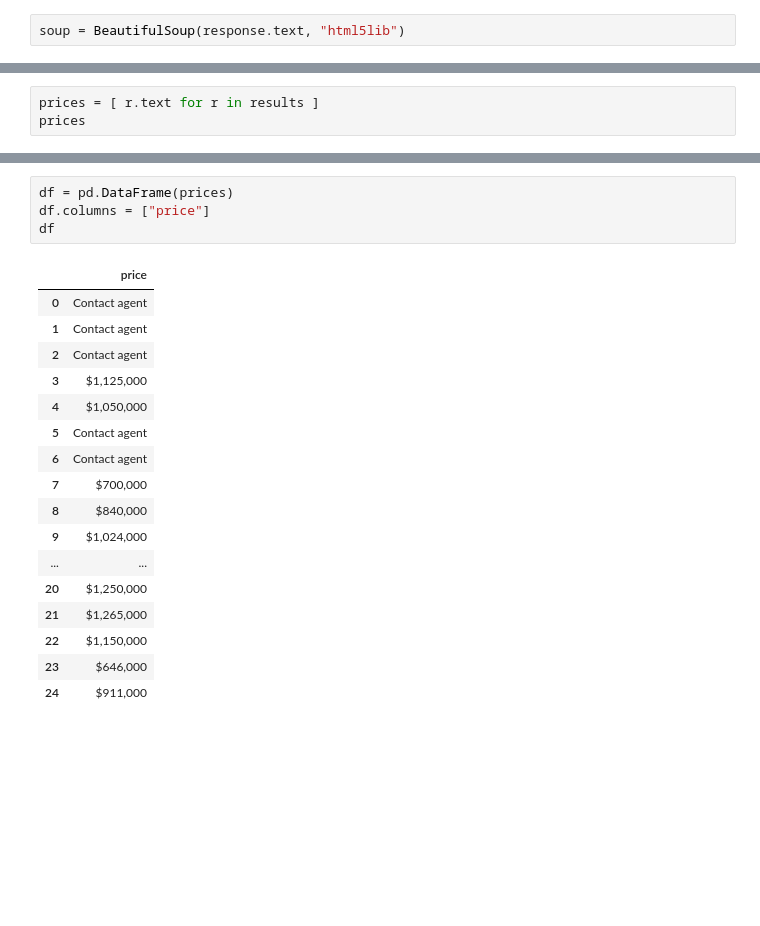
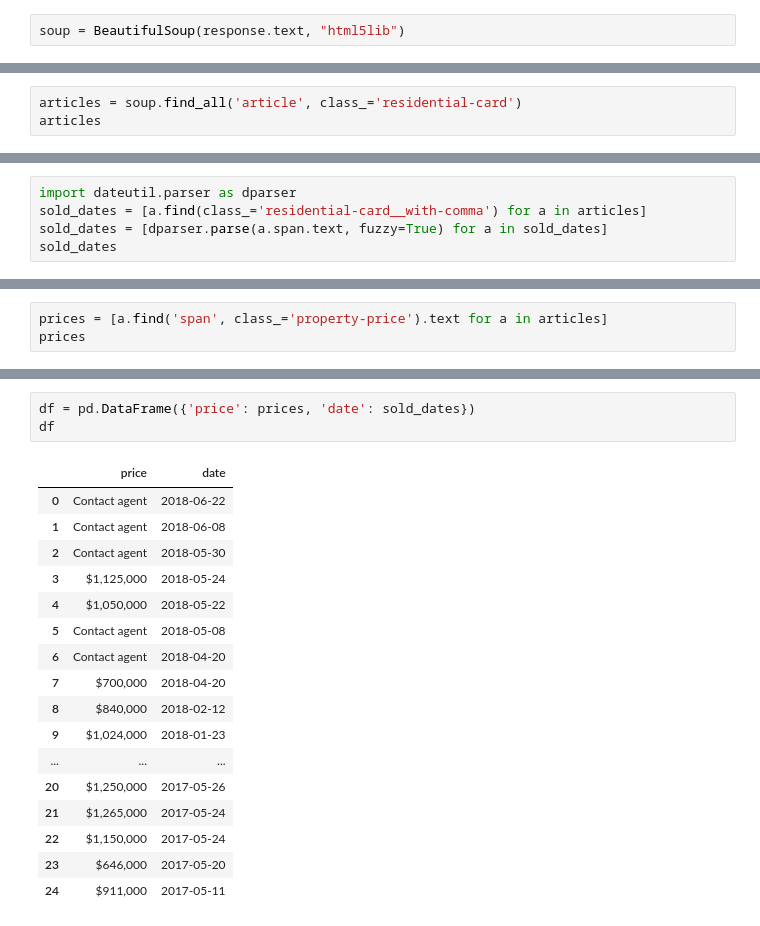
Before and after one commit to nevhan/imc-stem, a Jupyter notebook: notebooks/realestate-example.ipynb, the cells around one changed output, grey strips where cells are left out. Drawn from its saved outputs; the diff is of its cells as text; blank space fills up the shorter version.

```diff
--- a/notebooks/realestate-example.ipynb
+++ b/notebooks/realestate-example.ipynb
@@ -58,0 +42,3 @@ results
+# %%
+articles = soup.find_all('article', class_='residential-card')
+articles
@@ -58,0 +63,5 @@ results
+# %%
+import dateutil.parser as dparser
+sold_dates = [a.find(class_='residential-card__with-comma') for a in articles]
+sold_dates = [dparser.parse(a.span.text, fuzzy=True) for a in sold_dates]
+sold_dates
@@ -59,5 +86,5 @@ results
 # %%
-prices = [ r.text for r in results ]
+prices = [a.find('span', class_='property-price').text for a in articles]
 prices
 # %% [output]
 ['Contact agent',
@@ -78,27 +105,26 @@ prices
  '$646,000',
  '$911,000']
 # %%
-df = pd.DataFrame(prices)
-df.columns = ["price"]
+df = pd.DataFrame({'price': prices, 'date': sold_dates})
 df
 # %% [output]
-|  | price |
-| 0 | Contact agent |
-| 1 | Contact agent |
-| 2 | Contact agent |
-| 3 | $1,125,000 |
-| 4 | $1,050,000 |
-| 5 | Contact agent |
-| 6 | Contact agent |
-| 7 | $700,000 |
-| 8 | $840,000 |
-| 9 | $1,024,000 |
-| ... | ... |
-| 20 | $1,250,000 |
-| 21 | $1,265,000 |
-| 22 | $1,150,000 |
-| 23 | $646,000 |
-| 24 | $911,000 |
+|  | price | date |
+| 0 | Contact agent | 2018-06-22 |
+| 1 | Contact agent | 2018-06-08 |
+| 2 | Contact agent | 2018-05-30 |
+| 3 | $1,125,000 | 2018-05-24 |
+| 4 | $1,050,000 | 2018-05-22 |
+| 5 | Contact agent | 2018-05-08 |
+| 6 | Contact agent | 2018-04-20 |
+| 7 | $700,000 | 2018-04-20 |
+| 8 | $840,000 | 2018-02-12 |
+| 9 | $1,024,000 | 2018-01-23 |
+| ... | ... | ... |
+| 20 | $1,250,000 | 2017-05-26 |
+| 21 | $1,265,000 | 2017-05-24 |
+| 22 | $1,150,000 | 2017-05-24 |
+| 23 | $646,000 | 2017-05-20 |
+| 24 | $911,000 | 2017-05-11 |
 # %%
 import locale
 locale.setlocale(locale.LC_ALL,'')
```
Also changed, not shown: parts of 12 cells of this notebook.
